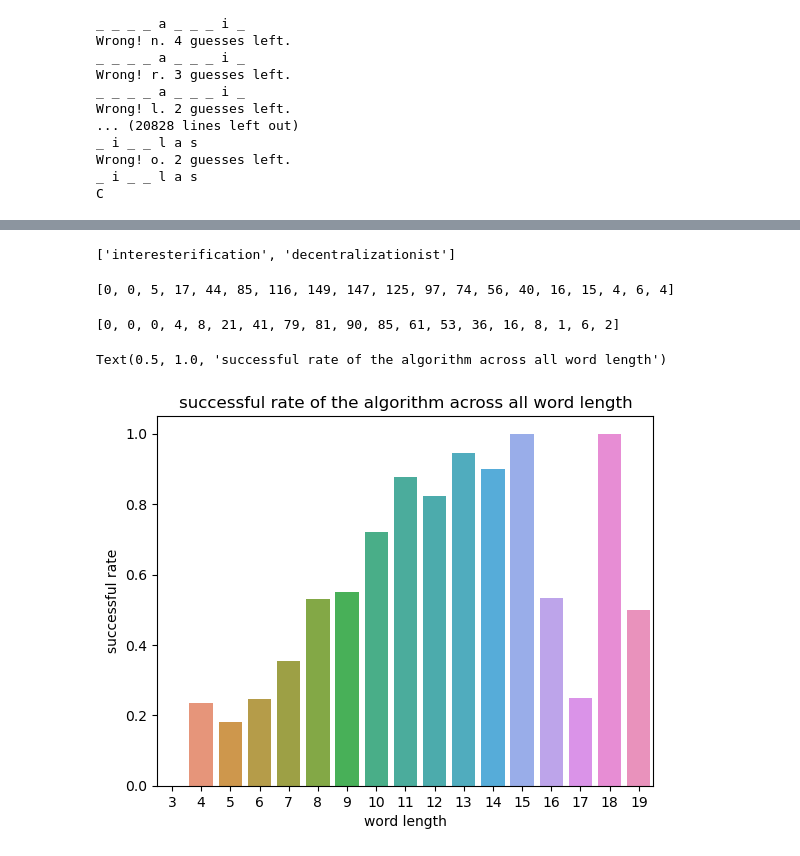
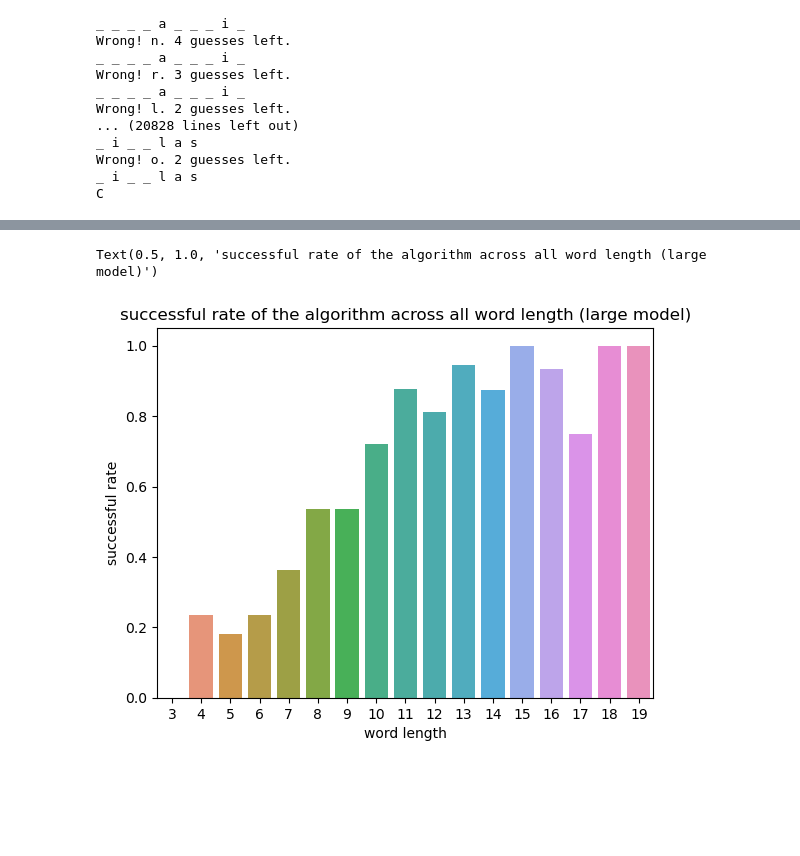
Before and after one commit to Yijin-Zeng/HangManGame, a Jupyter notebook: hangman_public.ipynb, the cells around one changed output, grey strips where cells are left out. Drawn from its saved outputs; the diff is of its cells as text; code cells hidden in the pictures; blank space fills up the shorter version.

```diff
--- a/hangman_public.ipynb
+++ b/hangman_public.ipynb
@@ -1052,7 +1052,3 @@ plt.show()
-# %%
-[word for word in fail_words_all_models[2] if len(word) > 18 ]
-# %% [output]
-['interesterification', 'decentralizationist']
 # %%
 length_longest_words = max([len(word) for word in test_words[:1000]])
 count_word_length = [0] * length_longest_words
@@ -1065,22 +1061,14 @@ for word in fail_words_all_models[2]:
     count_word_length[len(word) - 1] += 1
 # %%
 success_rates_by_length = [count_success_words_by_length[i] / count_word_length[i] for i in range(2,length_longest_words)]
-# %%
-count_word_length
-# %% [output]
-[0, 0, 5, 17, 44, 85, 116, 149, 147, 125, 97, 74, 56, 40, 16, 15, 4, 6, 4]
-# %%
-count_success_words_by_length
-# %% [output]
-[0, 0, 0, 4, 8, 21, 41, 79, 81, 90, 85, 61, 53, 36, 16, 8, 1, 6, 2]
 # %%
 sns.barplot(x = [i+1 for i in range(2,length_longest_words)], y = success_rates_by_length)
 plt.xlabel('word length')
 plt.ylabel('successful rate')
-plt.title('successful rate of the algorithm across all word length')
+plt.title('successful rate of the algorithm across all word length (large model)')
 # %% [output]
-Text(0.5, 1.0, 'successful rate of the algorithm across all word length')
+Text(0.5, 1.0, 'successful rate of the algorithm across all word length (large model)')
-[figure, old version]
+[figure, new version]
 # %% [markdown]
 ## Conclusion
 My strategy is to divide each Hangman game into three stages, early stage, mid stage, and late stage. The method of guessing the next letter gradually shifts from statistical frequency analysis to LSTM-based pattern recognition as more information becomes available.
```
Also changed, not shown: parts of 2 cells of this notebook, 1 other file.
